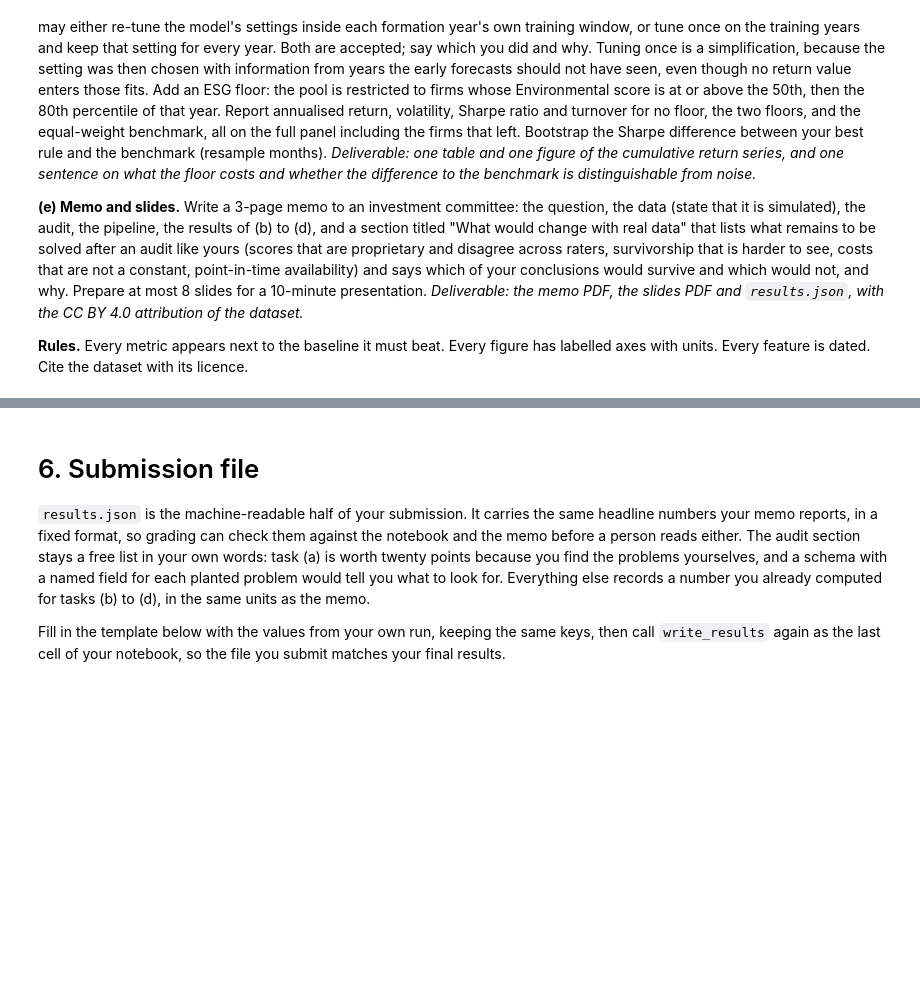
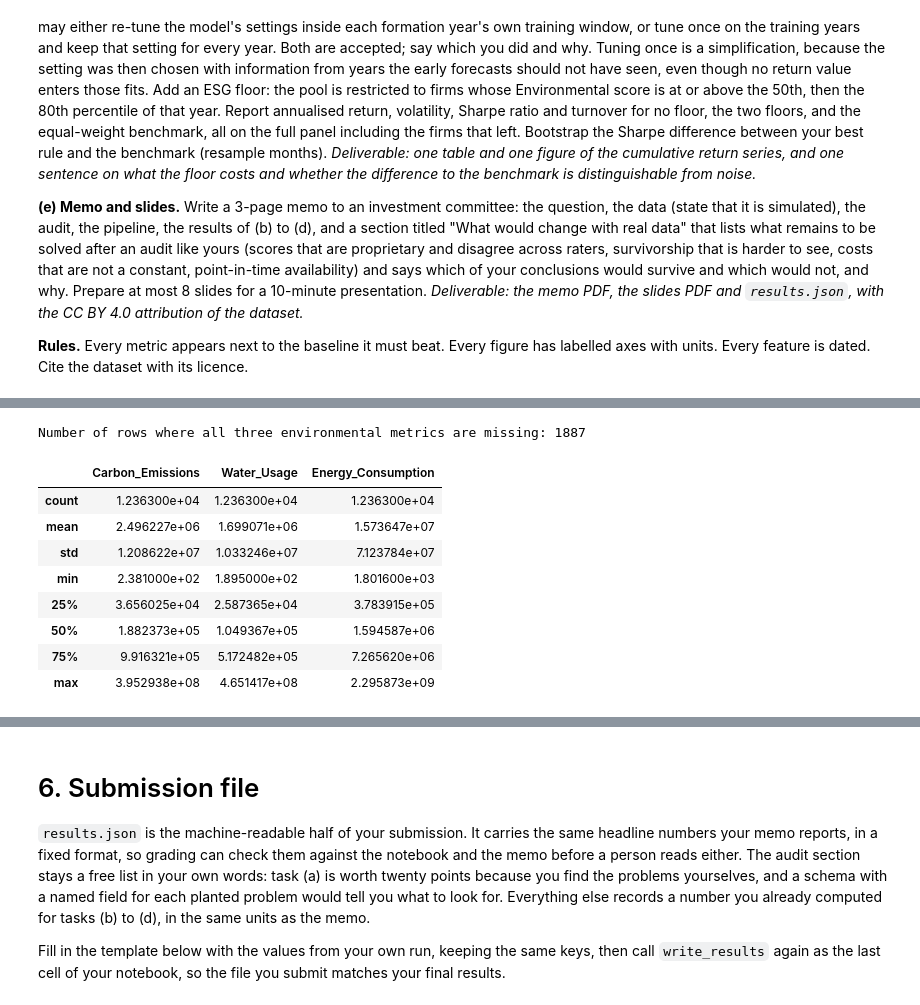
Before and after one commit to kayainmyself-hue/group-assignment, a Jupyter notebook: notebooks/Python/groupwork/Group_Work_AS_2026.ipynb, the cells around one changed output, grey strips where cells are left out. Drawn from its saved outputs; the diff is of its cells as text; code cells hidden in the pictures; blank space fills up the shorter version.

```diff
--- a/notebooks/Python/groupwork/Group_Work_AS_2026.ipynb
+++ b/notebooks/Python/groupwork/Group_Work_AS_2026.ipynb
@@ -290,0 +319,18 @@ Add your cells below this section. Each task ends with a one-line deliverable th
+# %%
+# Let's check if the environmental metrics are missing together (correlated missingness)
+env_missing_pattern = panel[['Carbon_Emissions', 'Water_Usage', 'Energy_Consumption']].isna().all(axis=1).sum()
+print(f"Number of rows where all three environmental metrics are missing: {env_missing_pattern}")
+
+# Let's inspect the distribution of these environmental metrics
+display(panel[['Carbon_Emissions', 'Water_Usage', 'Energy_Consumption']].describe())
+# %% [output]
+Number of rows where all three environmental metrics are missing: 1887
+|  | Carbon_Emissions | Water_Usage | Energy_Consumption |
+| count | 1.236300e+04 | 1.236300e+04 | 1.236300e+04 |
+| mean | 2.496227e+06 | 1.699071e+06 | 1.573647e+07 |
+| std | 1.208622e+07 | 1.033246e+07 | 7.123784e+07 |
+| min | 2.381000e+02 | 1.895000e+02 | 1.801600e+03 |
+| 25% | 3.656025e+04 | 2.587365e+04 | 3.783915e+05 |
+| 50% | 1.882373e+05 | 1.049367e+05 | 1.594587e+06 |
+| 75% | 9.916321e+05 | 5.172482e+05 | 7.265620e+06 |
+| max | 3.952938e+08 | 4.651417e+08 | 2.295873e+09 |
```
Also changed, not shown: parts of 3 cells of this notebook.
